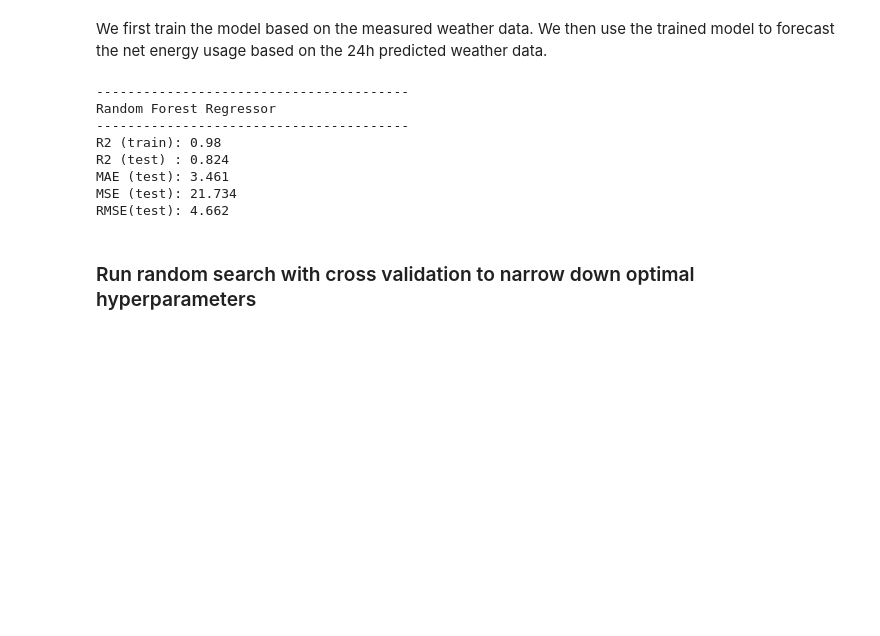
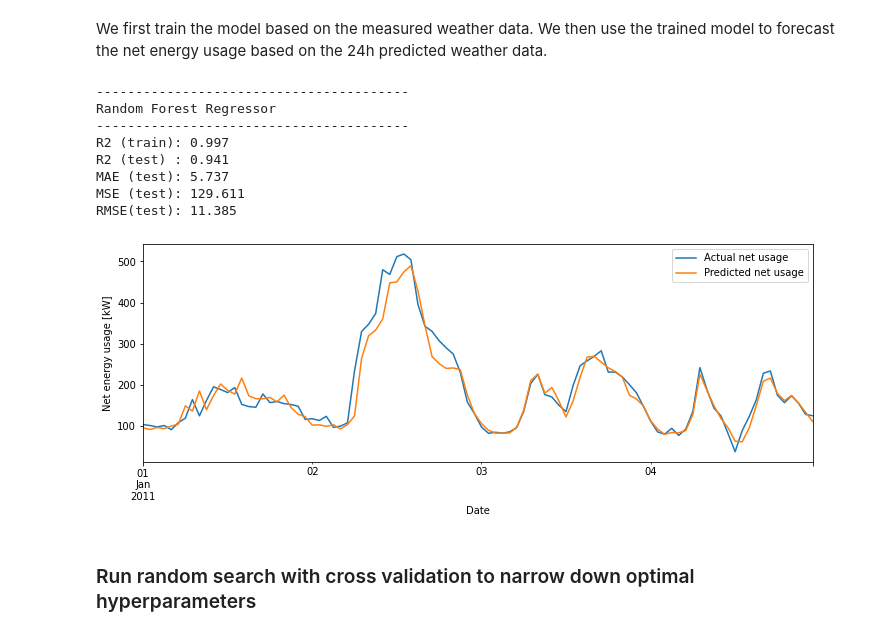
Before and after one commit to erickCantu/TheGreenCitySolutionsGroup, a Jupyter notebook: notebooks/ML.ipynb, the cells around one changed output. Cells and saved outputs as stored; diff of their text form; code cells hidden in the pictures; blank space fills up the shorter version.

```diff
--- a/notebooks/ML.ipynb
+++ b/notebooks/ML.ipynb
@@ -53,19 +54,19 @@ df['day_of_week'] = df.index.day_of_week.astype('category')
 df['net_load_kW_lag1'] = df['net_load_kW'].shift(1)
 df['net_load_kW_lag24'] = df['net_load_kW'].shift(24)
 
-# # Exogenous variables for yearly, weekly and hourly seasonality
-# df['year_sin365'] = np.sin(2 * np.pi * df.index.dayofyear / 365)
-# df['year_cos365'] = np.cos(2 * np.pi * df.index.dayofyear / 365)
-# df['year_sin365_2'] = np.sin(4 * np.pi * df.index.dayofyear / 365)
-# df['year_cos365_2'] = np.cos(4 * np.pi * df.index.dayofyear / 365)
-# df['week_sin365'] = np.sin(2 * np.pi * df.index.dayofweek/7)
-# df['week_cos365'] = np.cos(2 * np.pi * df.index.dayofweek/7)
-# df['week_sin365_2'] = np.sin(4 * np.pi * df.index.dayofweek/7)
-# df['week_cos365_2'] = np.cos(4 * np.pi * df.index.dayofweek/7)
-# df['hour_sin365'] = np.sin(2 * np.pi * df.index.hour/24)
-# df['hour_cos365'] = np.cos(2 * np.pi * df.index.hour/24)
-# df['hour_sin365_2'] = np.sin(4 * np.pi * df.index.hour/24)
-# df['hour_cos365_2'] = np.cos(4 * np.pi * df.index.hour/24)
+# Exogenous variables for yearly, weekly and hourly seasonality
+df['year_sin365'] = np.sin(2 * np.pi * df.index.dayofyear / 365)
+df['year_cos365'] = np.cos(2 * np.pi * df.index.dayofyear / 365)
+df['year_sin365_2'] = np.sin(4 * np.pi * df.index.dayofyear / 365)
+df['year_cos365_2'] = np.cos(4 * np.pi * df.index.dayofyear / 365)
+df['week_sin365'] = np.sin(2 * np.pi * df.index.dayofweek/7)
+df['week_cos365'] = np.cos(2 * np.pi * df.index.dayofweek/7)
+df['week_sin365_2'] = np.sin(4 * np.pi * df.index.dayofweek/7)
+df['week_cos365_2'] = np.cos(4 * np.pi * df.index.dayofweek/7)
+df['hour_sin365'] = np.sin(2 * np.pi * df.index.hour/24)
+df['hour_cos365'] = np.cos(2 * np.pi * df.index.hour/24)
+df['hour_sin365_2'] = np.sin(4 * np.pi * df.index.hour/24)
+df['hour_cos365_2'] = np.cos(4 * np.pi * df.index.hour/24)
 
 # Shift predicted weather values by 24hr
 df['pred_24h_diffuse_solar_W_m2_shift'] = df['pred_24h_diffuse_solar_W_m2'].shift(periods=24)
@@ -132,6 +135,7 @@ rf.fit(X_train, y_train)
 # Predict train and test data
 y_pred_train = rf.predict(X_train)
 y_pred_test = rf.predict(X_test)
+df_test['y_pred_test'] = y_pred_test
 
 # Calculate and print error metrics
 _ = error_metrics(y_train, y_pred_train, y_test, y_pred_test, title="Random Forest Regressor")
@@ -139,11 +143,15 @@ _ = error_metrics(y_train, y_pred_train, y_test, y_pred_test, title="Random Fore
 ----------------------------------------
 Random Forest Regressor
 ----------------------------------------
-R2 (train): 0.98
-R2 (test) : 0.824
-MAE (test): 3.461
-MSE (test): 21.734
-RMSE(test): 4.662
+R2 (train): 0.997
+R2 (test) : 0.941
+MAE (test): 5.737
+MSE (test): 129.611
+RMSE(test): 11.385
+# %%
+plot_ts(df_test['net_load_kW'].iloc[0:24*4], df_test['y_pred_test'].iloc[0:24*4])
+# %% [output]
+[figure, added]
 # %% [markdown]
 ### Run random search with cross validation to narrow down optimal hyperparameters
 # %%
```
Also changed, not shown: parts of 3 cells of this notebook, 4 other files.
